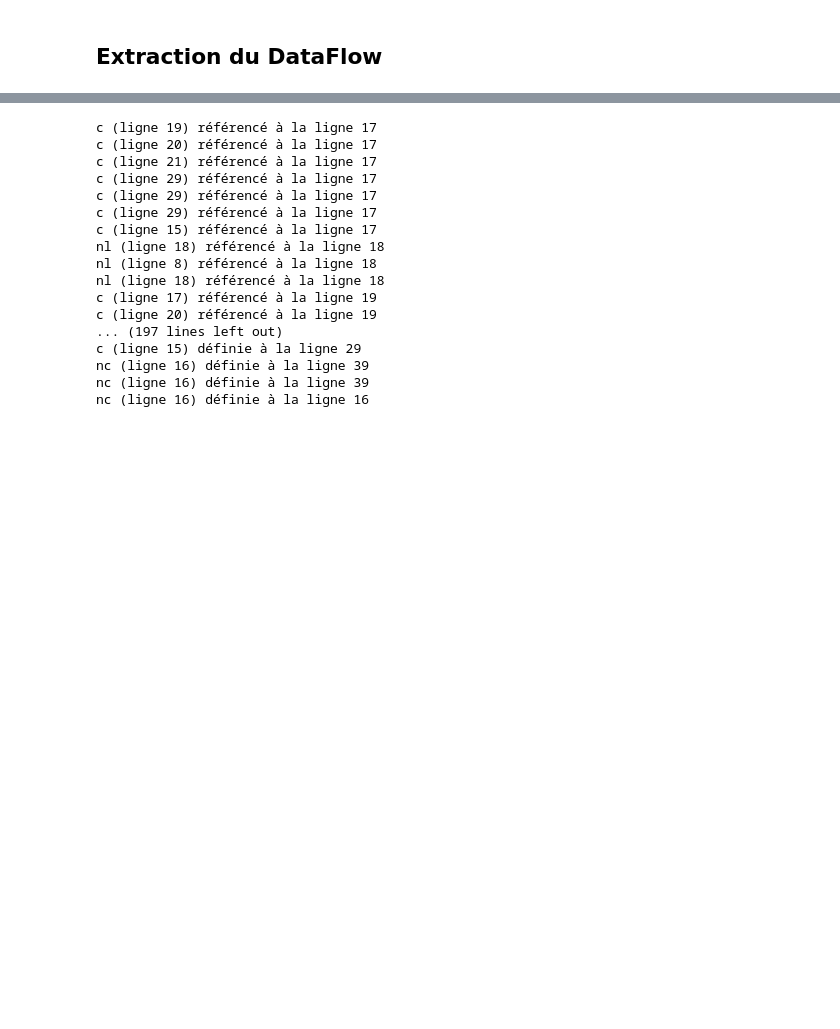
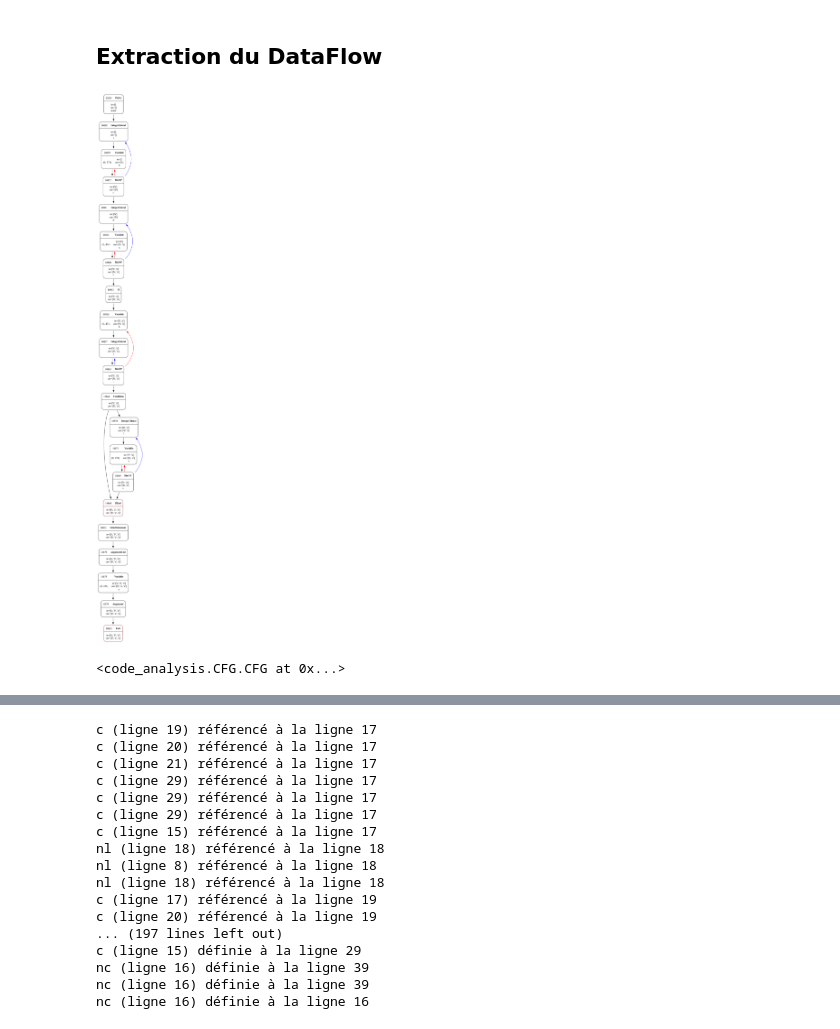
Before and after one commit to NextFire-PolyMTL/log6302a-tp4, a Jupyter notebook: src/rapport.ipynb, the cells around one changed output, grey strips where cells are left out. Drawn from its saved outputs; the diff is of its cells as text; code cells hidden in the pictures; blank space fills up the shorter version.

```diff
--- a/src/rapport.ipynb
+++ b/src/rapport.ipynb
@@ -108,6 +96,9 @@ def generate_chains(cfg: CFG):
 cfg = cfg_reader.read_cfg("../tp4/part_1/test.php.cfg.json")
 # %%
 in_dict, out_dict = defs_dataflow(cfg)
-# show_in_out(cfg, in_dict, out_dict)
+show_in_out(cfg, in_dict, out_dict)
+# %% [output]
+[figure, added]
+<code_analysis.CFG.CFG at 0x...>
 # %%
 in_dict, out_dict = refs_dataflow(cfg)
```
Also changed, not shown: parts of 5 cells of this notebook, 1 other file.
